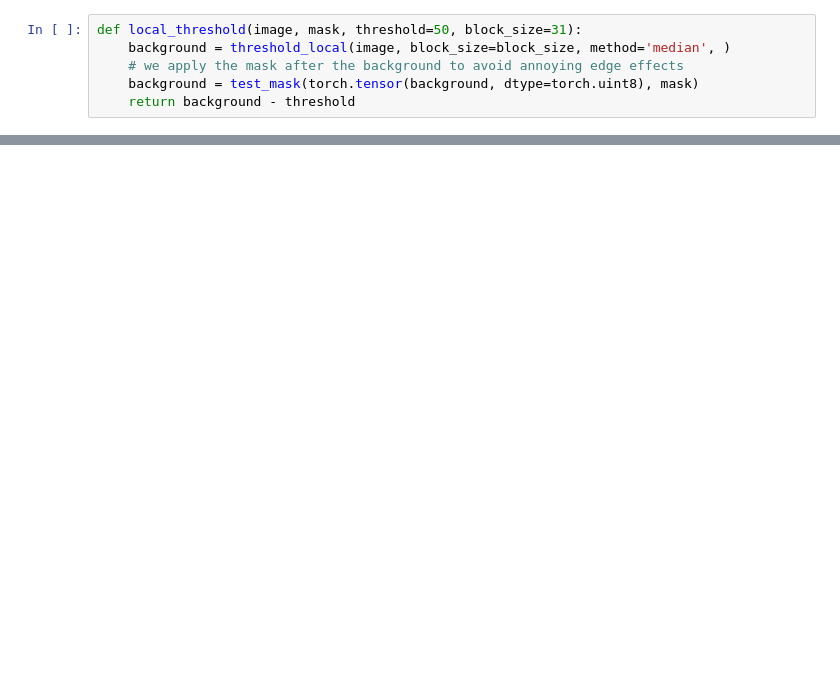
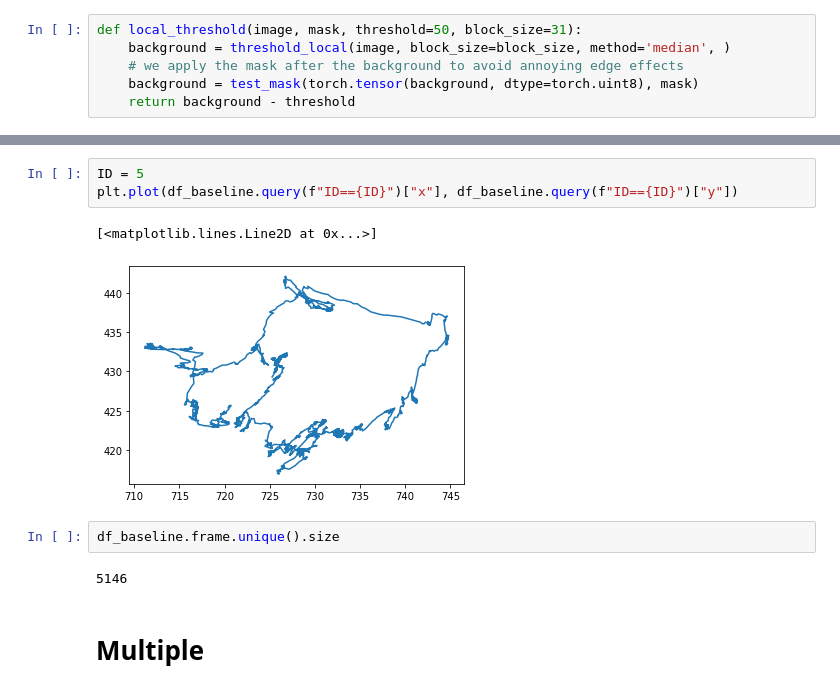
Before and after one commit to nicolaseberle/flyTracker, a Jupyter notebook: dev/multivideo/local_threshold.ipynb, the cells around one changed output, grey strips where cells are left out. Cells and saved outputs as stored; diff of their text form; blank space fills up the shorter version.

```diff
--- a/dev/multivideo/local_threshold.ipynb
+++ b/dev/multivideo/local_threshold.ipynb
@@ -113,0 +91,12 @@ Wall time: 1min 6s
+# %%
+ID = 5
+plt.plot(df_baseline.query(f"ID=={ID}")["x"], df_baseline.query(f"ID=={ID}")["y"])
+# %% [output]
+[<matplotlib.lines.Line2D at 0x...>]
+[figure, added]
+# %%
+df_baseline.frame.unique().size
+# %% [output]
+5146
+# %% [markdown]
+# Multiple
```
Also changed, not shown: parts of 29 cells of this notebook, 2 other files.
